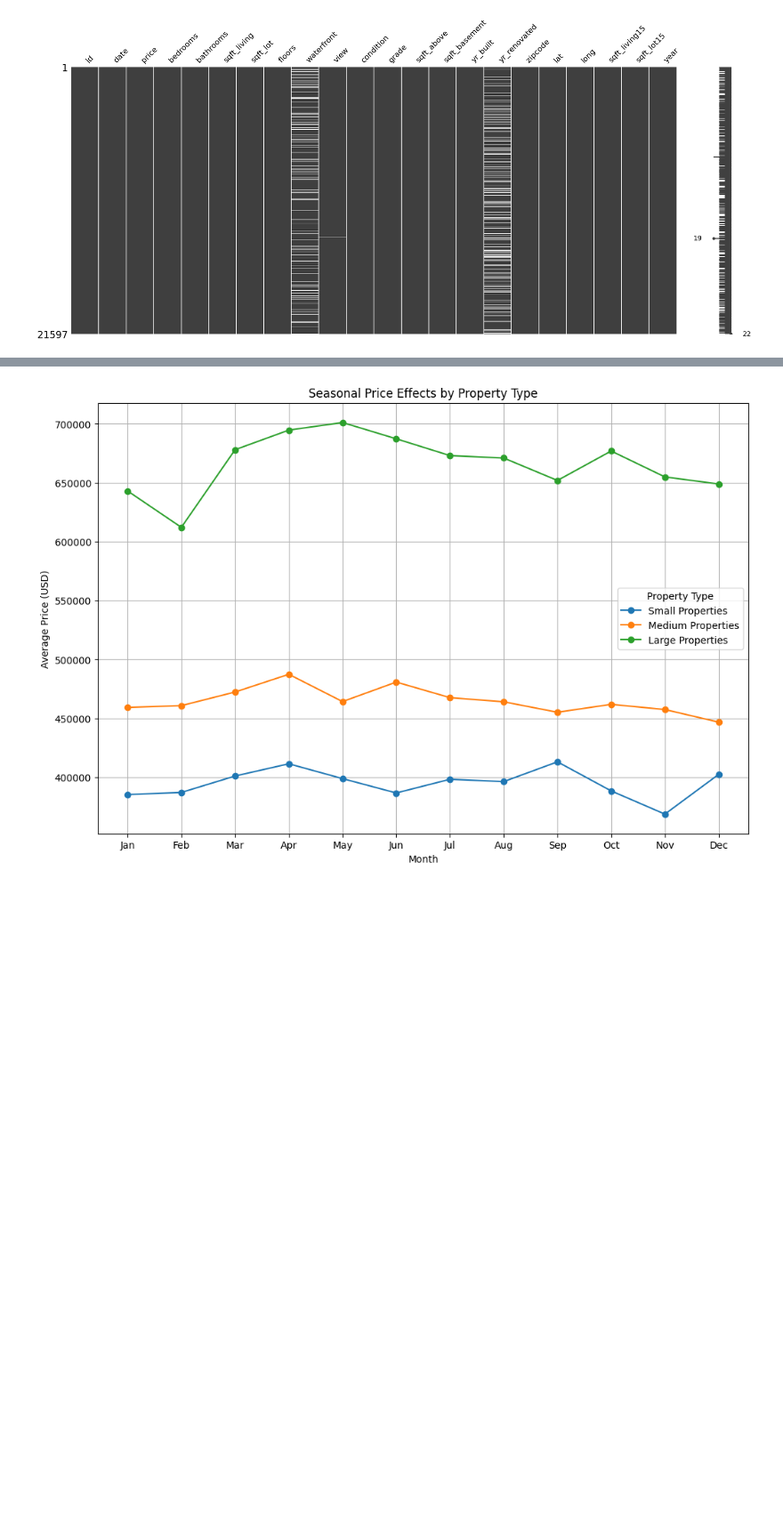
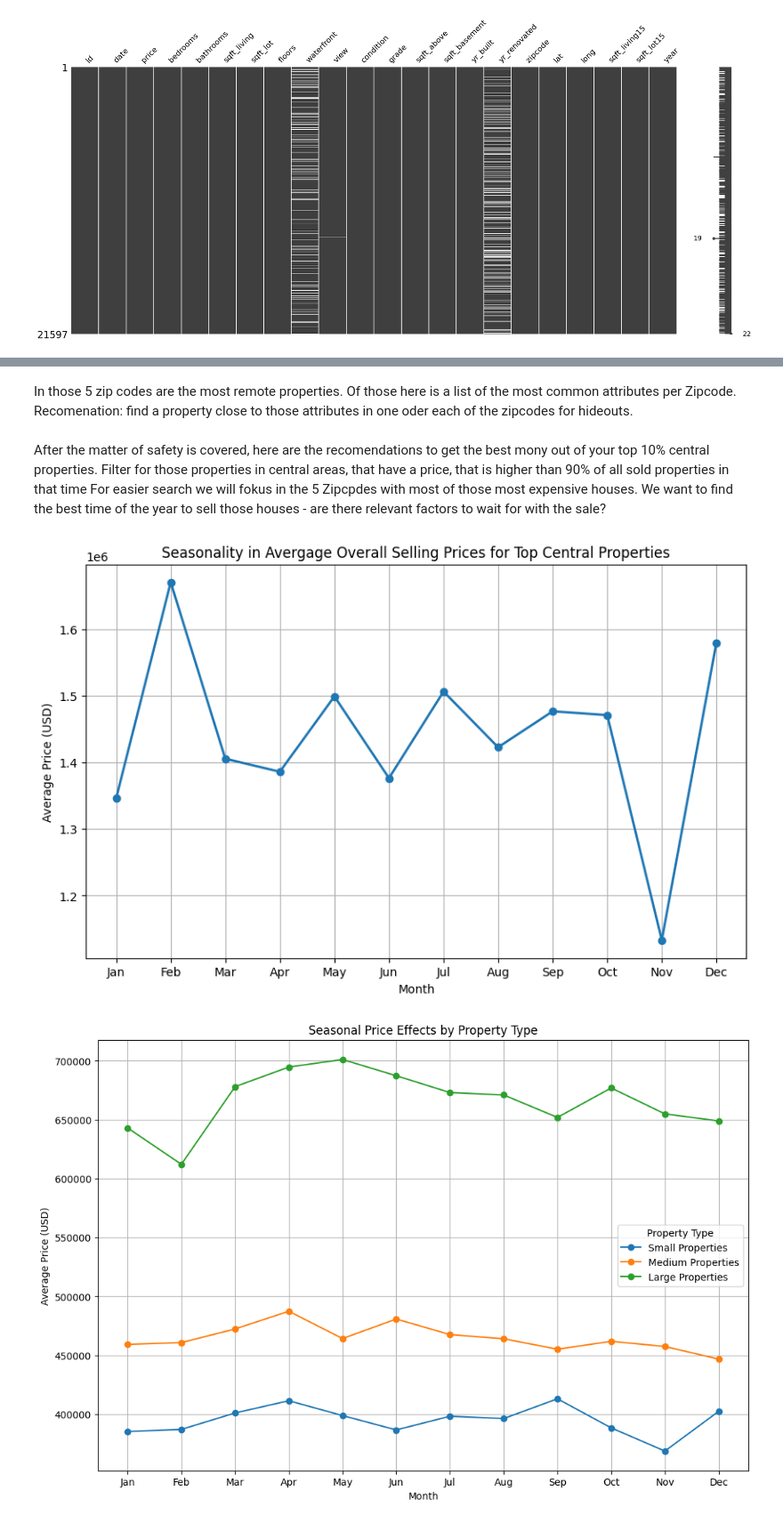
Before and after one commit to ImpromptuCode/dp-eda-project, a Jupyter notebook: test.ipynb, the cells around one changed output, grey strips where cells are left out. Shown at 89% size. Cells and saved outputs as stored; diff of their text form; code cells hidden in the pictures; blank space fills up the shorter version.

Commit message:
last steps

```diff
--- a/test.ipynb
+++ b/test.ipynb
@@ -91,0 +160,36 @@ Even though the size of the property has a bigger influence on the price, I deci
+# %% [markdown]
+In those 5 zip codes are the most remote properties. Of those here is a list of the most common attributes per Zipcode.
+Recomenation: find a property close to those attributes in one oder each of the zipcodes for hideouts.
+# %% [markdown]
+After the matter of safety is covered, here are the recomendations to get the best mony out of your top 10% central properties.
+Filter for those properties in central areas, that have a price, that is higher than 90% of all sold properties in that time
+For easier search we will fokus in the 5 Zipcpdes with most of those most expensive houses.
+We want to find the best time of the year to sell those houses - are there relevant factors to wait for with the sale?
+# %%
+# filter for central areas, and the top 10% by price
+central_properties = data[data['area_type'] == 'Central']
+# find the ten Zip Codes with most number of expensive central properties
+th_cen_top_price = central_properties['price'].quantile(0.9)
+# Step 3: Filter for the top 10% expensive properties
+top_central_properties = central_properties[central_properties['price'] >= th_cen_top_price]
+# Step 4: Group by zip code and count the number of top 10% properties
+top_central_zipcodes = top_central_properties['zipcode'].value_counts().nlargest(5).index
+# Display the result
+# Focus on the top 5 zip codes with most expensive central properties
+focused_properties = top_central_properties[top_central_properties['zipcode'].isin(top_central_zipcodes)]
+focused_properties
+# Analyze seasonality - group by month
+monthly_avg_price = focused_properties.groupby('month')['price'].mean()
+
+# Plot average monthly prices to identify seasonality
+plt.figure(figsize=(10, 6))
+plt.plot(monthly_avg_price.index, monthly_avg_price.values, marker='o', linestyle='-', linewidth=2)
+plt.title("Seasonality in Avergage Overall Selling Prices for Top Central Properties")
+plt.xlabel("Month")
+plt.ylabel("Average Price (USD)")
+plt.xticks(range(1, 13),
+           ['Jan', 'Feb', 'Mar', 'Apr', 'May', 'Jun', 'Jul', 'Aug', 'Sep', 'Oct', 'Nov', 'Dec'])
+plt.grid(True)
+plt.show()
+# %% [output]
+[figure, added]
```
Also changed, not shown: parts of 27 cells of this notebook.
